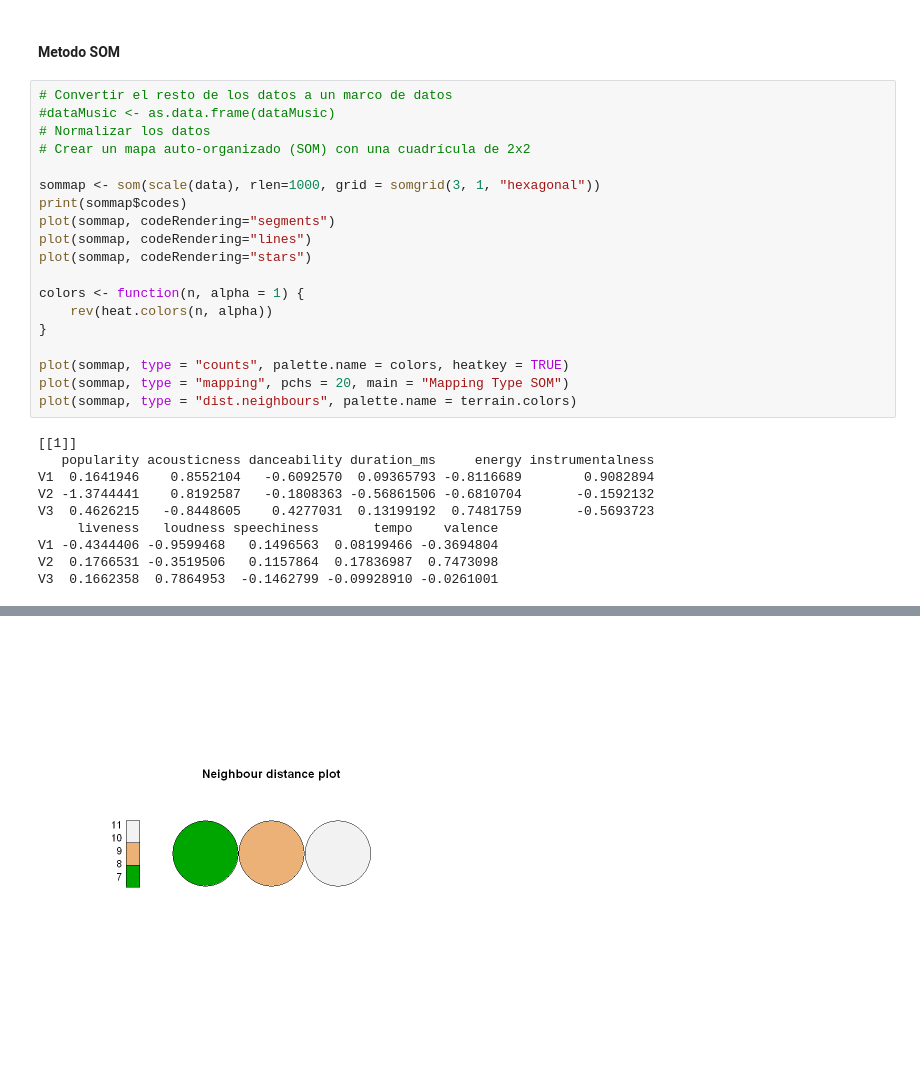
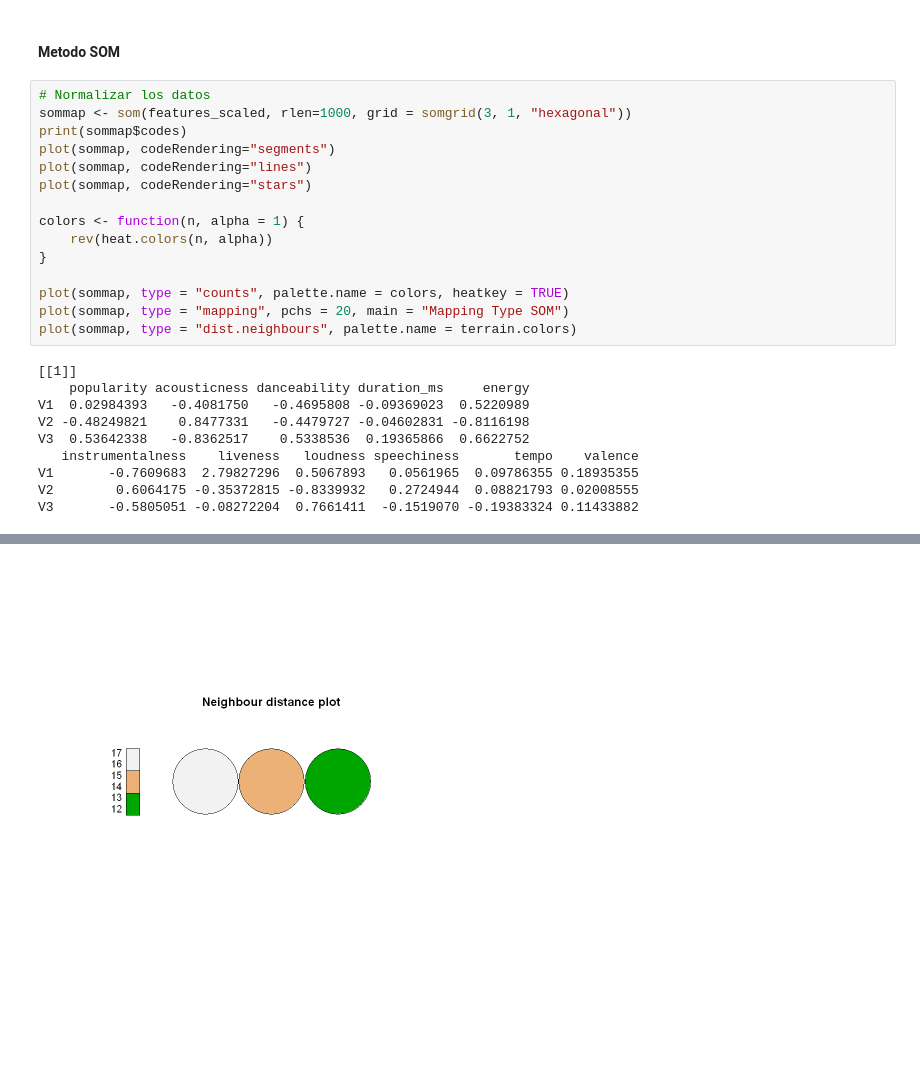
Before and after one commit to jorge-25/PCA, a Jupyter notebook: Clustering/Clustering_Notebook3.ipynb, the cells around one changed output, grey strips where cells are left out. Cells and saved outputs as stored; diff of their text form; blank space fills up the shorter version.

```diff
--- a/Clustering/Clustering_Notebook3.ipynb
+++ b/Clustering/Clustering_Notebook3.ipynb
@@ -328,12 +328,8 @@ Available components:
 # %% [markdown]
 #### Metodo SOM
 # %%
-# Convertir el resto de los datos a un marco de datos
-#dataMusic <- as.data.frame(dataMusic)
 # Normalizar los datos
-# Crear un mapa auto-organizado (SOM) con una cuadrícula de 2x2
-
-sommap <- som(scale(data), rlen=1000, grid = somgrid(3, 1, "hexagonal"))
+sommap <- som(features_scaled, rlen=1000, grid = somgrid(3, 1, "hexagonal"))
 print(sommap$codes)
 plot(sommap, codeRendering="segments")
 plot(sommap, codeRendering="lines")
@@ -348,11 +344,11 @@ plot(sommap, type = "mapping", pchs = 20, main = "Mapping Type SOM")
 plot(sommap, type = "dist.neighbours", palette.name = terrain.colors)
 # %% [output]
 [[1]]
-   popularity acousticness danceability duration_ms     energy instrumentalness
-V1  0.1641946    0.8552104   -0.6092570  0.09365793 -0.8116689        0.9082894
-V2 -1.3744441    0.8192587   -0.1808363 -0.56861506 -0.6810704       -0.1592132
-V3  0.4626215   -0.8448605    0.4277031  0.13199192  0.7481759       -0.5693723
-     liveness   loudness speechiness       tempo    valence
-V1 -0.4344406 -0.9599468   0.1496563  0.08199466 -0.3694804
-V2  0.1766531 -0.3519506   0.1157864  0.17836987  0.7473098
-V3  0.1662358  0.7864953  -0.1462799 -0.09928910 -0.0261001
+    popularity acousticness danceability duration_ms     energy
+V1  0.02984393   -0.4081750   -0.4695808 -0.09369023  0.5220989
+V2 -0.48249821    0.8477331   -0.4479727 -0.04602831 -0.8116198
+V3  0.53642338   -0.8362517    0.5338536  0.19365866  0.6622752
+   instrumentalness    liveness   loudness speechiness       tempo    valence
+V1       -0.7609683  2.79827296  0.5067893   0.0561965  0.09786355 0.18935355
+V2        0.6064175 -0.35372815 -0.8339932   0.2724944  0.08821793 0.02008555
+V3       -0.5805051 -0.08272204  0.7661411  -0.1519070 -0.19383324 0.11433882
@@ -364,4 +360,4 @@ V3  0.1662358  0.7864953  -0.1462799 -0.09928910 -0.0261001
-[figure, old version]
+[figure, new version]
 # %%
 library(mclust)
 # ARI para K-means
```
Also changed, not shown: parts of 3 cells of this notebook.
